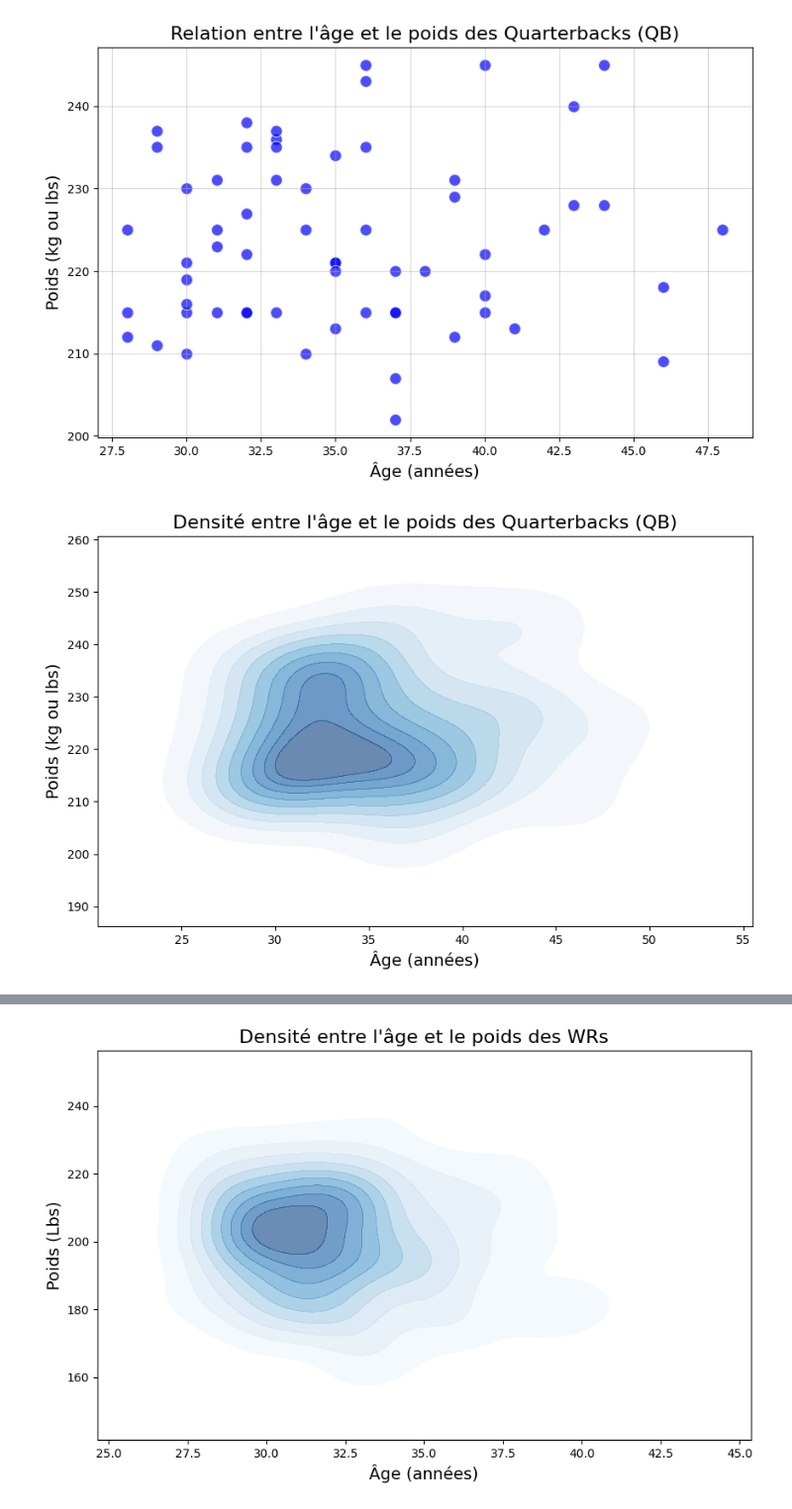
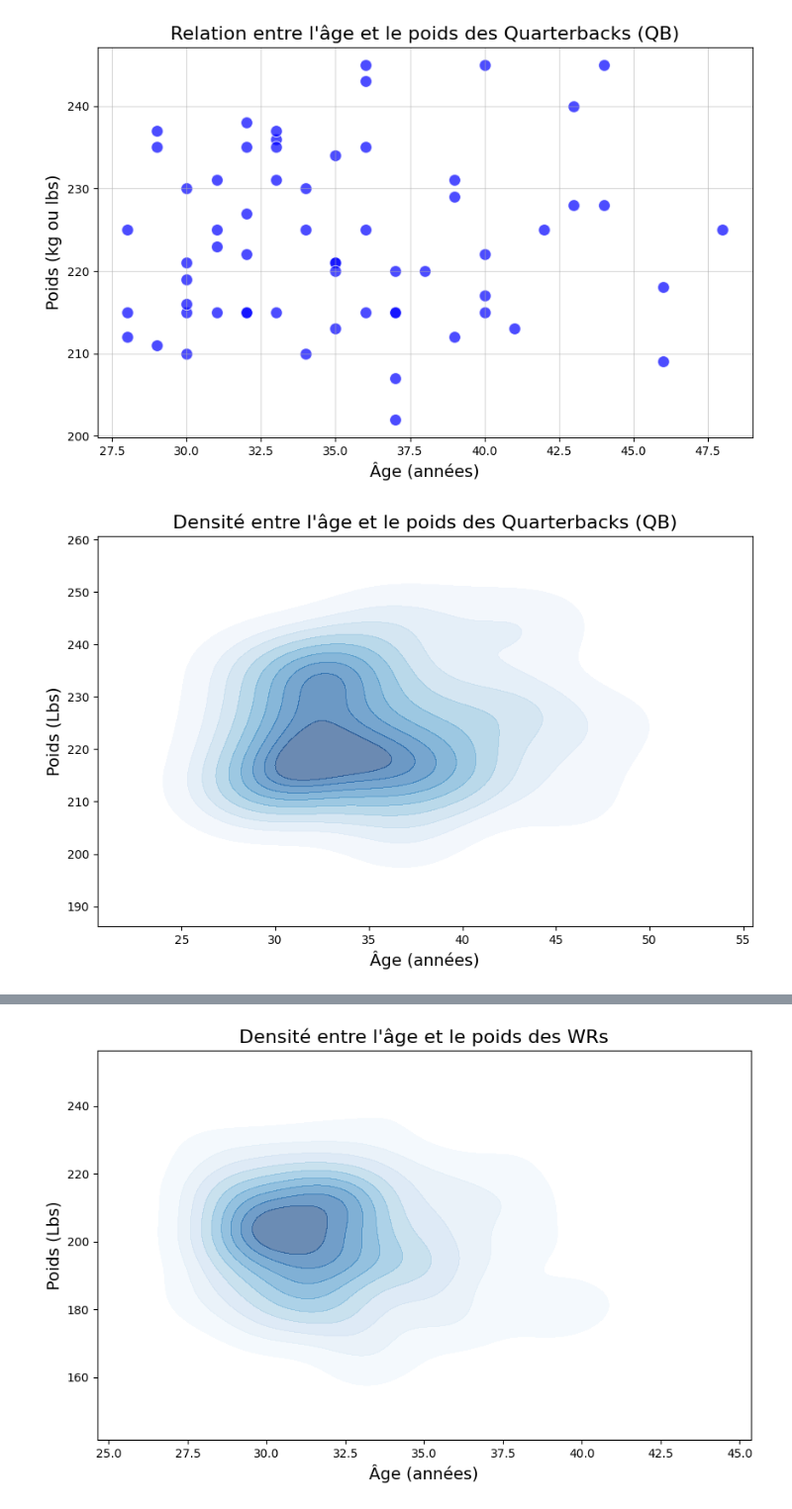
Before and after one commit to charlesdaigre/PROJECT_NFL_2, a Jupyter notebook: players_analysis.ipynb, the cells around one changed output, grey strips where cells are left out. Shown: that part at 99% size. Cells and saved outputs as stored; diff of their text form; code cells hidden in the pictures.

Commit message:
add graph

```diff
--- a/players_analysis.ipynb
+++ b/players_analysis.ipynb
@@ -178,27 +178,27 @@ plt.show()
 # %%
 import seaborn as sns
 import matplotlib.pyplot as plt
 from datetime import datetime
 
 # Calculer l'âge si ce n'est pas déjà fait
 df_players['age'] = df_players['birthDate'].apply(lambda x: datetime.now().year - x.year if pd.notnull(x) else None)
 
 # Filtrer les joueurs qui sont des Quarterbacks (QB)
 df_qb = df_players[df_players['position'] == 'QB']
 
 # Filtrer les lignes où il n'y a pas de valeurs manquantes
 df_qb = df_qb.dropna(subset=['age', 'weight'])
 
 # Créer un plot de densité bidimensionnelle (KDE) pour l'âge et le poids
 plt.figure(figsize=(10, 6))
 sns.kdeplot(data=df_qb, x='age', y='weight', cmap='Blues', fill=True, levels=10, alpha=0.6)
 
 # Ajouter des titres et labels
 plt.title('Densité entre l\'âge et le poids des Quarterbacks (QB)', fontsize=16)
 plt.xlabel('Âge (années)', fontsize=14)
-plt.ylabel('Poids (kg ou lbs)', fontsize=14)
+plt.ylabel('Poids (Lbs)', fontsize=14)
 
 # Afficher le graphique
 plt.show()
 # %% [output]
-[figure, old version]
+[figure, new version]
```
Also changed, not shown: parts of 1 cell of this notebook.
